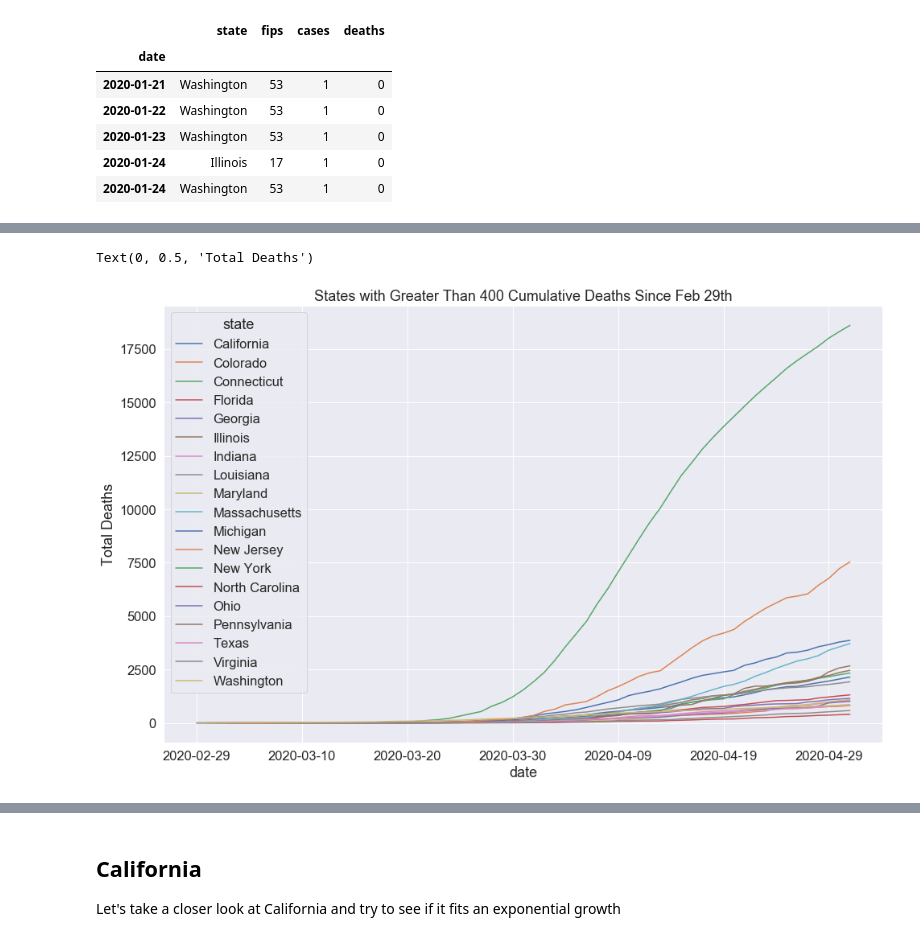
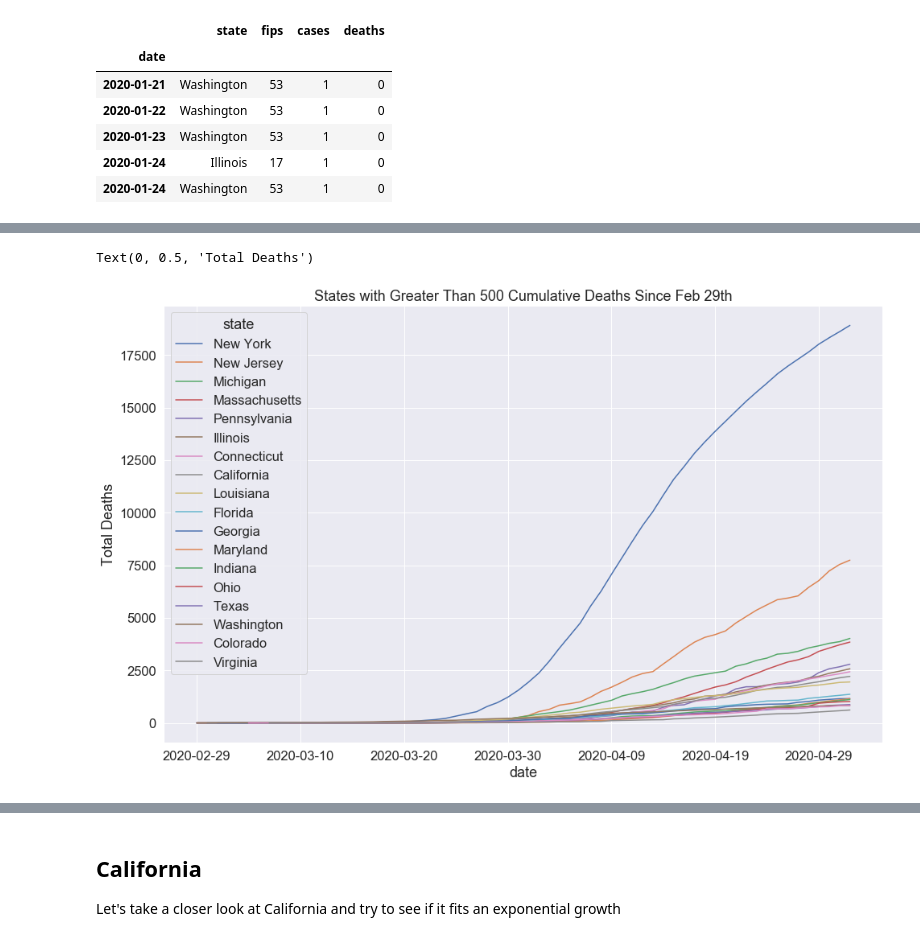
Before and after one commit to mikofski/covid-19-data, a Jupyter notebook: NYTimes COVID-19 Python-Pandas-Jupyter Tutorial.ipynb, the cells around one changed output, grey strips where cells are left out. Saved outputs shown, nothing was run; the diff lists cells and outputs as text; code cells hidden in the pictures.

```diff
--- a/NYTimes COVID-19 Python-Pandas-Jupyter Tutorial.ipynb
+++ b/NYTimes COVID-19 Python-Pandas-Jupyter Tutorial.ipynb
@@ -138,10 +138,11 @@ Total number of Americans lost to COVID-19: 59398
 # %%
 # create a filter for states with greater than N deaths
-NDEAD = 400  # these are real people who had family and friends!
+NDEAD = 500  # these are real people who had family and friends!
 gt100_deaths_filter = total_deaths > NDEAD
 
 # make a bar plot of the top states
-total_deaths[gt100_deaths_filter].sort_values(axis=0).plot.bar(figsize=(16, 10))
+total_deaths_filtered_sorted = total_deaths[gt100_deaths_filter].sort_values(axis=0)
+total_deaths_filtered_sorted.plot.bar(figsize=(16, 10))
 plt.title(f'States with More than {NDEAD} Total Deaths from COVID-19')
 plt.ylabel('Total Deaths')
 # %% [output]
@@ -150,15 +151,19 @@ Text(0, 0.5, 'Total Deaths')
 # %%
 # get a list of the states with greater than 100 deaths
-gt100_deaths_states = deaths.columns[gt100_deaths_filter]
+# gt100_deaths_states = deaths.columns[gt100_deaths_filter]  # filtered but unsorted
+
+# better to get a list of the filtered states sorted by total deaths with
+# the deadliest state first
+gt100_deaths_states = list(reversed(total_deaths_filtered_sorted.index))
 
 # plot the cumulative deaths since Feb 29th
 feb29 = '2020-02-29'
 deaths[feb29:latest_data][gt100_deaths_states].plot(figsize=(16, 10))
 plt.title(f'States with Greater Than {NDEAD} Cumulative Deaths Since Feb 29th')
 plt.ylabel('Total Deaths')
 # %% [output]
 Text(0, 0.5, 'Total Deaths')
-[figure, old version]
+[figure, new version]
 # %%
 # plot on a log scale
 ax = deaths[feb29:latest_data][gt100_deaths_states].plot(figsize=(16, 10), logy=True)
```
Also changed, not shown: parts of 24 cells of this notebook.
